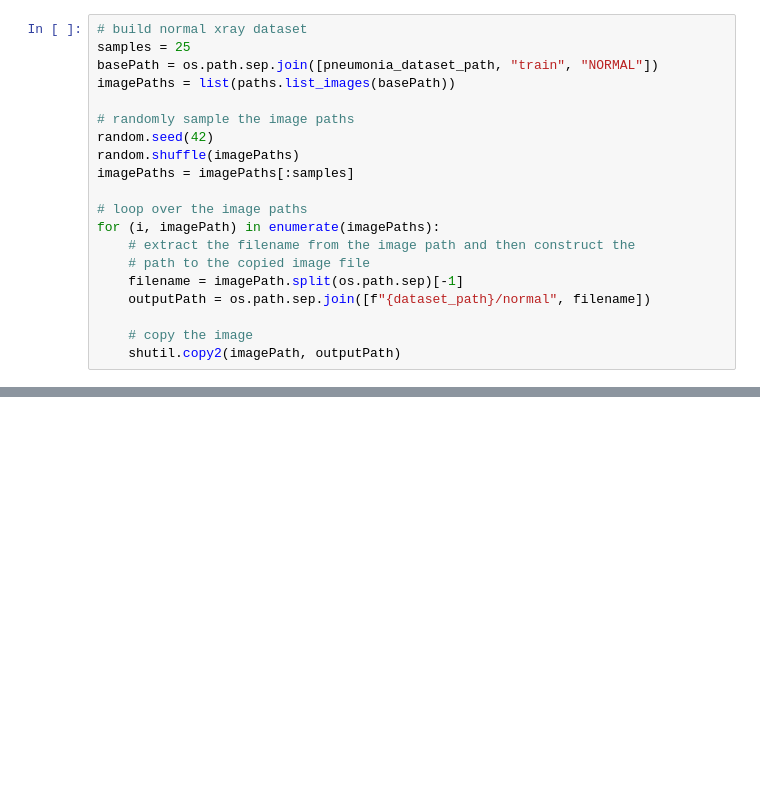
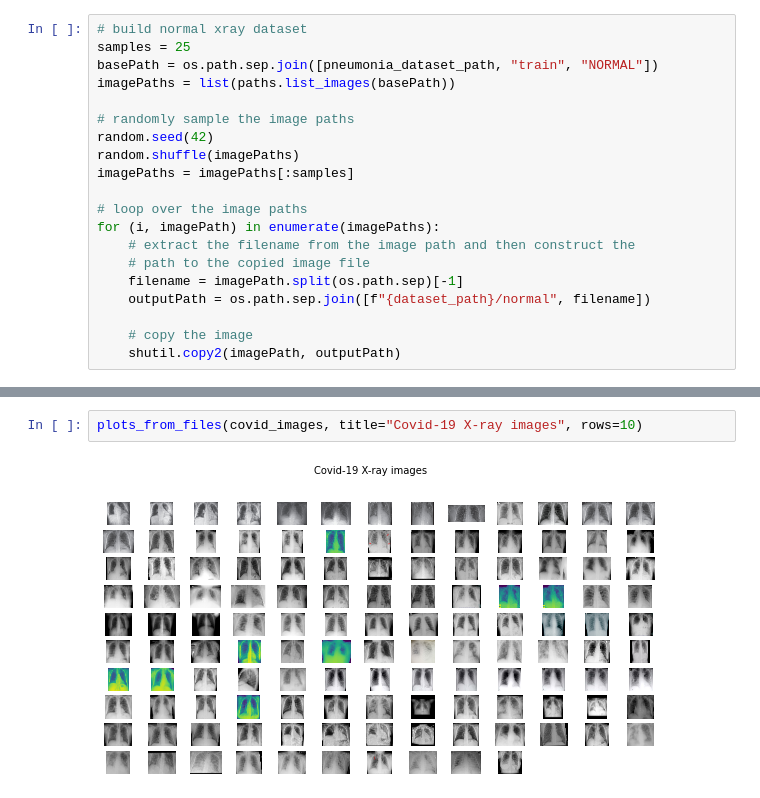
Before and after one commit to sjdonado/covid19-xray-detector, a Jupyter notebook: covid19_xray.ipynb, the cells around one changed output, grey strips where cells are left out. Cells and saved outputs as stored; diff of their text form; blank space fills up the shorter version.

```diff
--- a/covid19_xray.ipynb
+++ b/covid19_xray.ipynb
@@ -103,0 +127,4 @@ for (i, imagePath) in enumerate(imagePaths):
+# %%
+plots_from_files(covid_images, title="Covid-19 X-ray images", rows=10)
+# %% [output]
+[figure, added]
```
Also changed, not shown: parts of 7 cells of this notebook.
